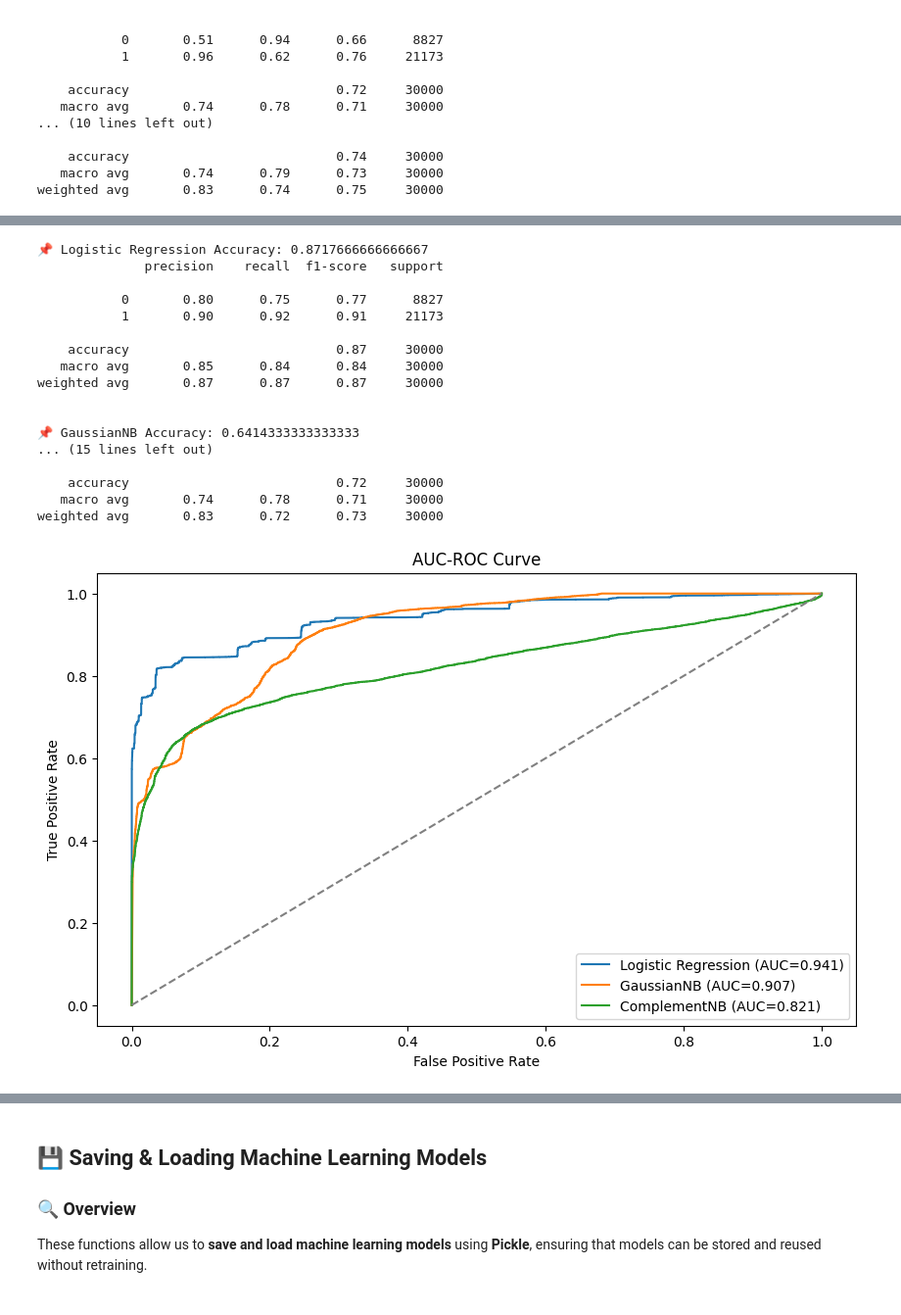
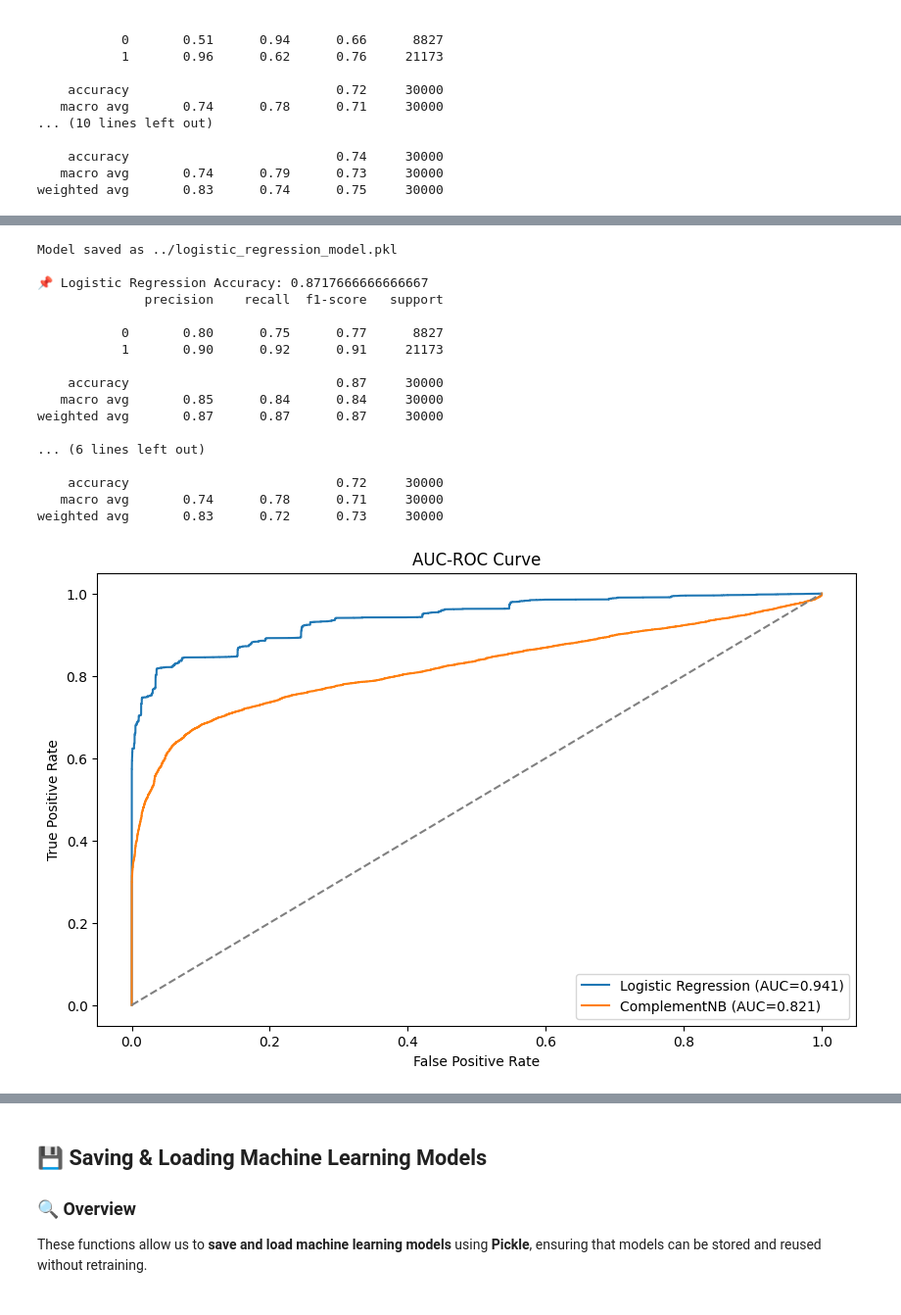
Before and after one commit to Olakunle64/Email_Threat_Detection_AI, a Jupyter notebook: notebooks/machine_learning2.ipynb, the cells around one changed output, grey strips where cells are left out. Shown: that part at 98% size. Drawn from its saved outputs; the diff is of its cells as text; code cells hidden in the pictures.

```diff
--- a/notebooks/machine_learning2.ipynb
+++ b/notebooks/machine_learning2.ipynb
@@ -1167,28 +1269,29 @@ X_test_scaled = scaler.transform(X_test)
 # **Train Models**
 log_model = LogisticRegression(C=10, solver='saga', max_iter=2000)
 log_model.fit(X_train_scaled, y_train)
+save_model(log_model, "../logistic_regression_model.pkl")
 
-gauss_nb_model = GaussianNB(var_smoothing=1e-7)
-gauss_nb_model.fit(X_train, y_train)
+# gauss_nb_model = GaussianNB(var_smoothing=1e-7)
+# gauss_nb_model.fit(X_train, y_train)
 
 comp_nb_model = ComplementNB(alpha=0.01)
 comp_nb_model.fit(X_train, y_train)
 
 # **Predictions & Probabilities**
 y_pred_log = log_model.predict(X_test_scaled)
-y_pred_gauss = gauss_nb_model.predict(X_test)
+# y_pred_gauss = gauss_nb_model.predict(X_test)
 y_pred_comp = comp_nb_model.predict(X_test)
 
 y_probs_log = log_model.predict_proba(X_test_scaled)[:, 1]
-y_probs_gauss = gauss_nb_model.predict_proba(X_test)[:, 1]
+# y_probs_gauss = gauss_nb_model.predict_proba(X_test)[:, 1]
 y_probs_comp = comp_nb_model.predict_proba(X_test)[:, 1]
 
 # **Performance Metrics**
 print("\n📌 Logistic Regression Accuracy:", accuracy_score(y_test, y_pred_log))
 print(classification_report(y_test, y_pred_log))
 
-print("\n📌 GaussianNB Accuracy:", accuracy_score(y_test, y_pred_gauss))
-print(classification_report(y_test, y_pred_gauss))
+# print("\n📌 GaussianNB Accuracy:", accuracy_score(y_test, y_pred_gauss))
+# print(classification_report(y_test, y_pred_gauss))
 
 print("\n📌 ComplementNB Accuracy:", accuracy_score(y_test, y_pred_comp))
 print(classification_report(y_test, y_pred_comp))
@@ -1197,11 +1300,11 @@ print(classification_report(y_test, y_pred_comp))
 plt.figure(figsize=(10, 6))
 
 fpr_log, tpr_log, _ = roc_curve(y_test, y_probs_log)
-fpr_gauss, tpr_gauss, _ = roc_curve(y_test, y_probs_gauss)
+# fpr_gauss, tpr_gauss, _ = roc_curve(y_test, y_probs_gauss)
 fpr_comp, tpr_comp, _ = roc_curve(y_test, y_probs_comp)
 
 plt.plot(fpr_log, tpr_log, label=f'Logistic Regression (AUC={auc(fpr_log, tpr_log):.3f})')
-plt.plot(fpr_gauss, tpr_gauss, label=f'GaussianNB (AUC={auc(fpr_gauss, tpr_gauss):.3f})')
+# plt.plot(fpr_gauss, tpr_gauss, label=f'GaussianNB (AUC={auc(fpr_gauss, tpr_gauss):.3f})')
 plt.plot(fpr_comp, tpr_comp, label=f'ComplementNB (AUC={auc(fpr_comp, tpr_comp):.3f})')
 
 plt.plot([0, 1], [0, 1], linestyle="--", color="gray")
@@ -1213,36 +1316,36 @@ plt.show()
 
 # **Plot Precision-Recall Curves**
 plt.figure(figsize=(10, 6))
 
 prec_log, recall_log, _ = precision_recall_curve(y_test, y_probs_log)
-prec_gauss, recall_gauss, _ = precision_recall_curve(y_test, y_probs_gauss)
+# prec_gauss, recall_gauss, _ = precision_recall_curve(y_test, y_probs_gauss)
 prec_comp, recall_comp, _ = precision_recall_curve(y_test, y_probs_comp)
 
 plt.plot(recall_log, prec_log, label=f'Logistic Regression (AP={auc(recall_log, prec_log):.3f})')
-plt.plot(recall_gauss, prec_gauss, label=f'GaussianNB (AP={auc(recall_gauss, prec_gauss):.3f})')
+# plt.plot(recall_gauss, prec_gauss, label=f'GaussianNB (AP={auc(recall_gauss, prec_gauss):.3f})')
 plt.plot(recall_comp, prec_comp, label=f'ComplementNB (AP={auc(recall_comp, prec_comp):.3f})')
 
 plt.xlabel("Recall")
 plt.ylabel("Precision")
 plt.title("Precision-Recall Curve")
 plt.legend()
 plt.show()
 # %% [output]
+Model saved as ../logistic_regression_model.pkl
+
 📌 Logistic Regression Accuracy: 0.8717666666666667
               precision    recall  f1-score   support
 
            0       0.80      0.75      0.77      8827
            1       0.90      0.92      0.91     21173
 
     accuracy                           0.87     30000
    macro avg       0.85      0.84      0.84     30000
 weighted avg       0.87      0.87      0.87     30000
 
-
-📌 GaussianNB Accuracy: 0.6414333333333333
-... (15 lines left out)
+... (6 lines left out)
 
     accuracy                           0.72     30000
    macro avg       0.74      0.78      0.71     30000
 weighted avg       0.83      0.72      0.73     30000
-[figure, old version]
+[figure, new version]
```
Also changed, not shown: parts of 17 cells of this notebook, 1 other file.
